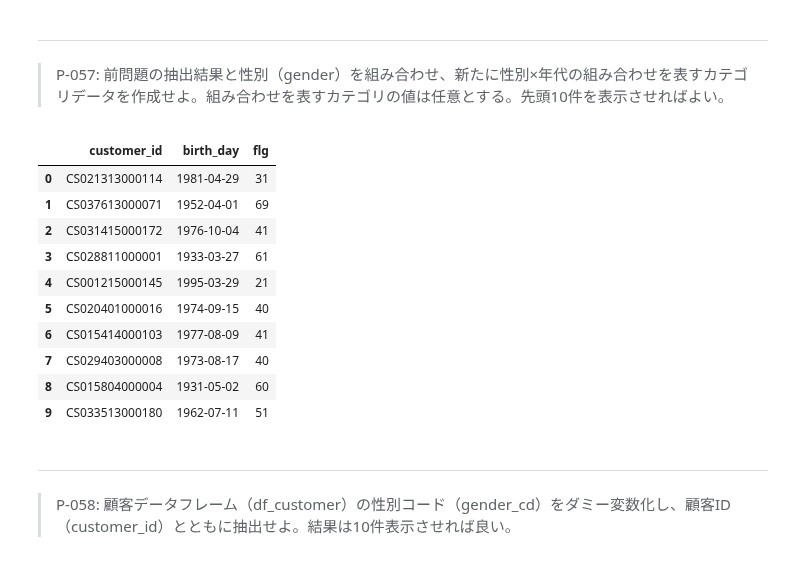
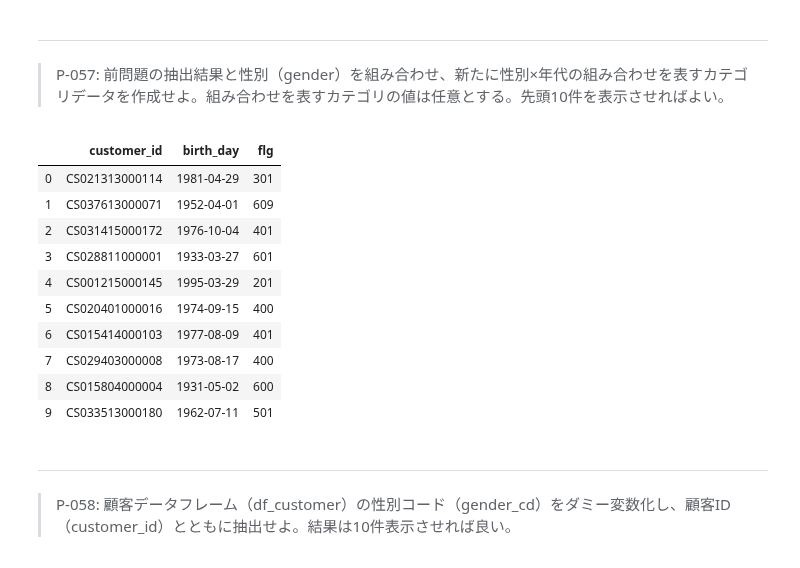
Before and after one commit to yohata1013/koan, a Jupyter notebook: 100knock/submit/yukario/100_knock_Python(yukario).ipynb, the cells around one changed output. Drawn from its saved outputs; the diff is of its cells as text; code cells hidden in the pictures.

```diff
--- a/100knock/submit/yukario/100_knock_Python(yukario).ipynb
+++ b/100knock/submit/yukario/100_knock_Python(yukario).ipynb
@@ -1319,39 +1319,39 @@ df56_1[['customer_id', 'birth_day', 'flg']].head(10)
 # %%
 df57_1=df_customer.copy()
 
 def flg(x):
     if x<10:
         return 0
     elif 10<=x<20:
         return 10
     elif 20<=x<30:
         return 20
     elif 30<=x<40:
         return 30
     elif 40<=x<50:
         return 40
     elif 50<=x<60:
         return 50
     else:
         return 60
 
 df57_1['flg'] = df57_1['age'].apply(lambda x: flg(int(x)))
-df57_1['flg'] =df57_1['flg']+df57_1['gender_cd']
+df57_1['flg'] = df57_1['flg'].astype(str)+df57_1['gender_cd'].astype(str)
 
 
 df57_1[['customer_id', 'birth_day', 'flg']].head(10)
 # %% [output]
 |  | customer_id | birth_day | flg |
-| 0 | CS021313000114 | 1981-04-29 | 31 |
-| 1 | CS037613000071 | 1952-04-01 | 69 |
-| 2 | CS031415000172 | 1976-10-04 | 41 |
-| 3 | CS028811000001 | 1933-03-27 | 61 |
-| 4 | CS001215000145 | 1995-03-29 | 21 |
-| 5 | CS020401000016 | 1974-09-15 | 40 |
-| 6 | CS015414000103 | 1977-08-09 | 41 |
-| 7 | CS029403000008 | 1973-08-17 | 40 |
-| 8 | CS015804000004 | 1931-05-02 | 60 |
-| 9 | CS033513000180 | 1962-07-11 | 51 |
+| 0 | CS021313000114 | 1981-04-29 | 301 |
+| 1 | CS037613000071 | 1952-04-01 | 609 |
+| 2 | CS031415000172 | 1976-10-04 | 401 |
+| 3 | CS028811000001 | 1933-03-27 | 601 |
+| 4 | CS001215000145 | 1995-03-29 | 201 |
+| 5 | CS020401000016 | 1974-09-15 | 400 |
+| 6 | CS015414000103 | 1977-08-09 | 401 |
+| 7 | CS029403000008 | 1973-08-17 | 400 |
+| 8 | CS015804000004 | 1931-05-02 | 600 |
+| 9 | CS033513000180 | 1962-07-11 | 501 |
 # %% [markdown]
 ---
 > P-058: 顧客データフレーム（df_customer）の性別コード（gender_cd）をダミー変数化し、顧客ID（customer_id）とともに抽出せよ。結果は10件表示させれば良い。
```
Also changed, not shown: parts of 11 cells of this notebook.
